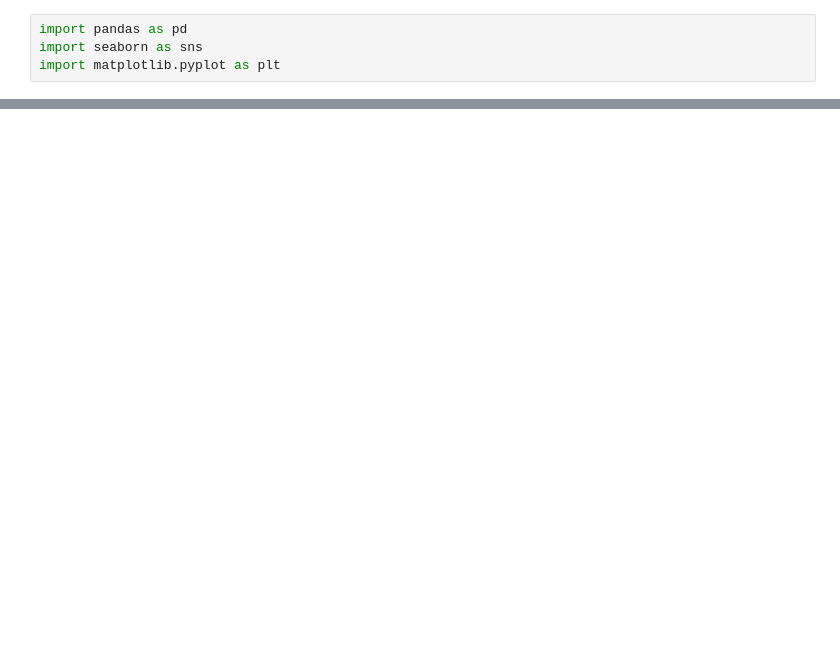
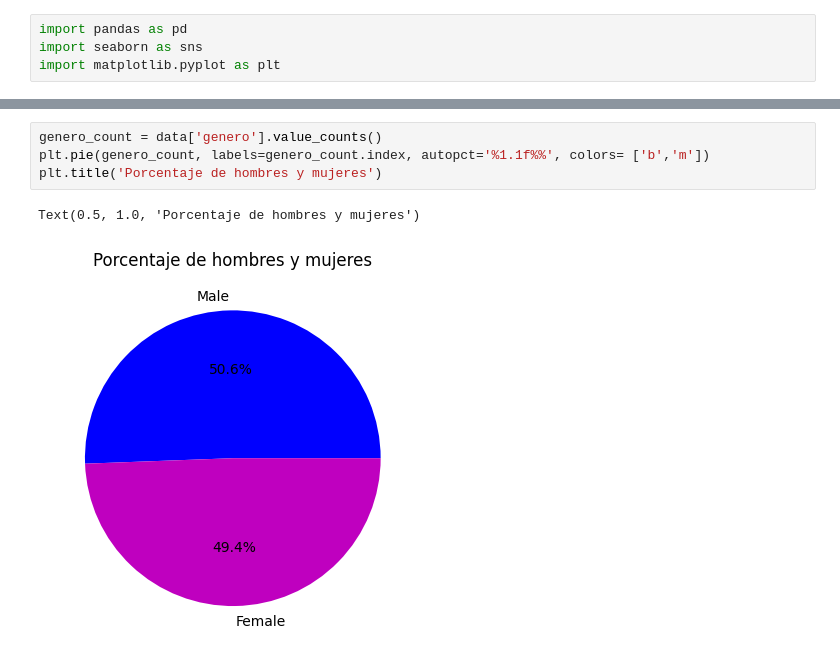
Before and after one commit to andresgabas/DS2-Coderhouse, a Jupyter notebook: Proyecto.ipynb, the cells around one changed output, grey strips where cells are left out. Drawn from its saved outputs; the diff is of its cells as text; blank space fills up the shorter version.

```diff
--- a/Proyecto.ipynb
+++ b/Proyecto.ipynb
@@ -25,0 +63,7 @@ df.describe()
+# %%
+genero_count = data['genero'].value_counts()
+plt.pie(genero_count, labels=genero_count.index, autopct='%1.1f%%', colors= ['b','m'])
+plt.title('Porcentaje de hombres y mujeres')
+# %% [output]
+Text(0.5, 1.0, 'Porcentaje de hombres y mujeres')
+[figure, added]
```
Also changed, not shown: parts of 18 cells of this notebook.
